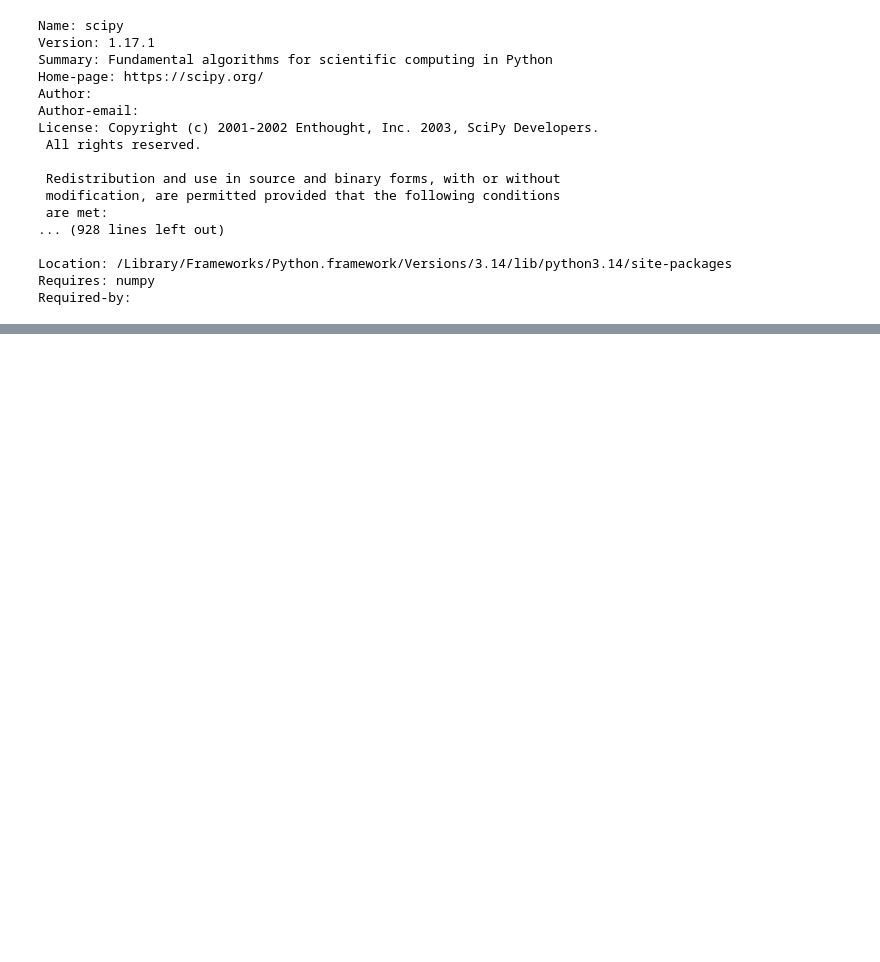
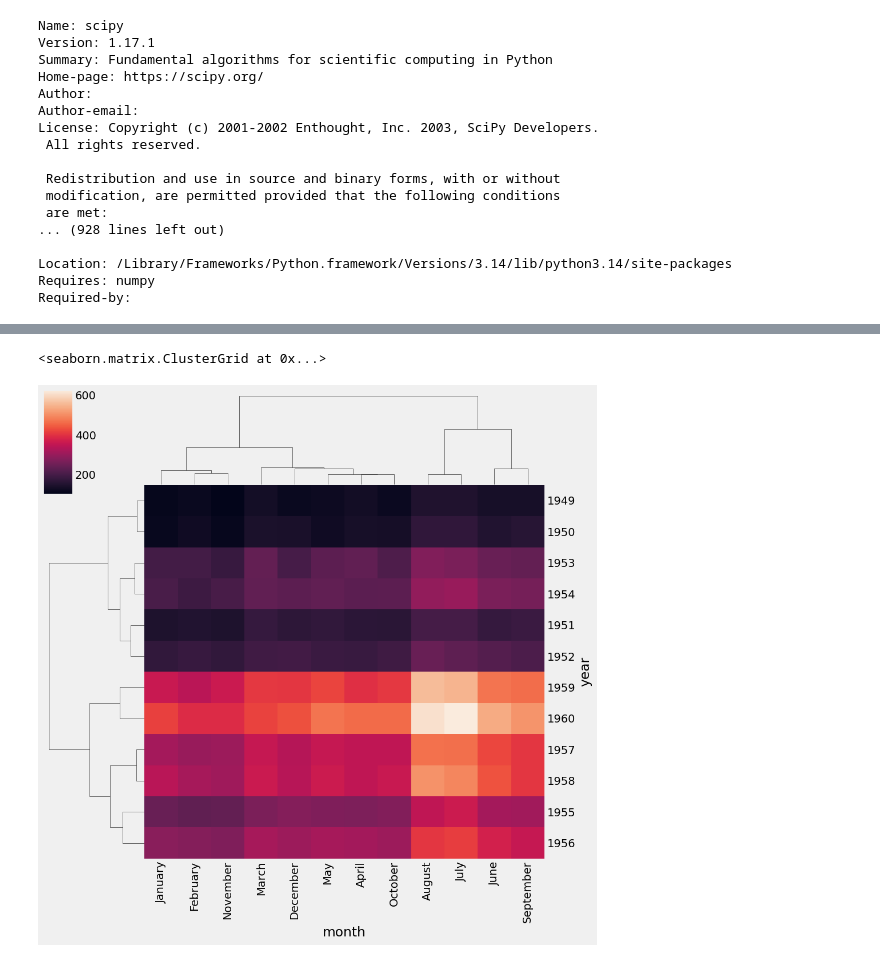
Before and after one commit to Amit-yadav019/python-Git-learning-journey, a Jupyter notebook: Seaborn/first_seaborn.ipynb/seaborn_01.ipynb, the cells around one changed output, grey strips where cells are left out. Saved outputs shown, nothing was run; the diff lists cells and outputs as text; code cells hidden in the pictures; blank space fills up the shorter version.

```diff
--- a/Seaborn/first_seaborn.ipynb/seaborn_01.ipynb
+++ b/Seaborn/first_seaborn.ipynb/seaborn_01.ipynb
@@ -463,0 +520,6 @@ Required-by:
+# %%
+sns.clustermap(x,metric = 'euclidean')
+# metric = euclidean ( by default)
+# %% [output]
+<seaborn.matrix.ClusterGrid at 0x...>
+[figure, added]
```
Also changed, not shown: parts of 69 cells of this notebook, 3 other files.
